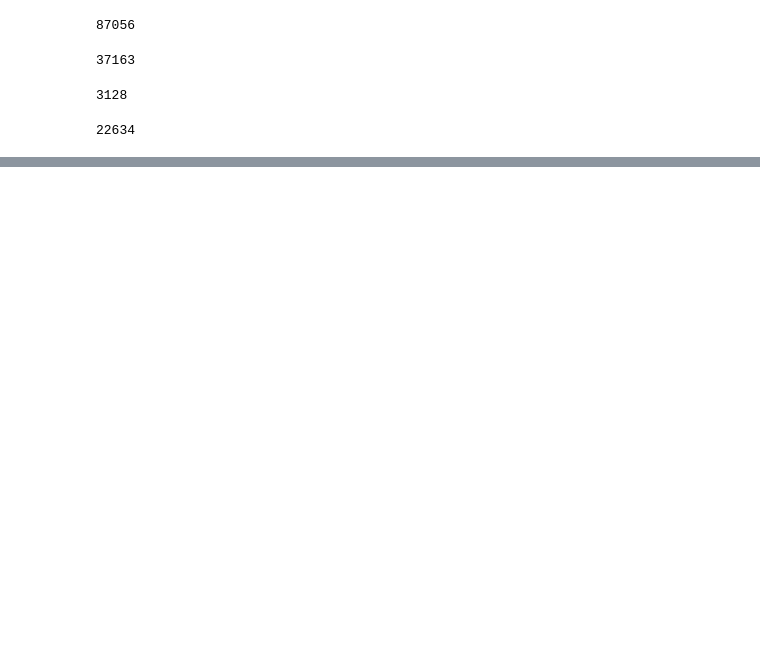
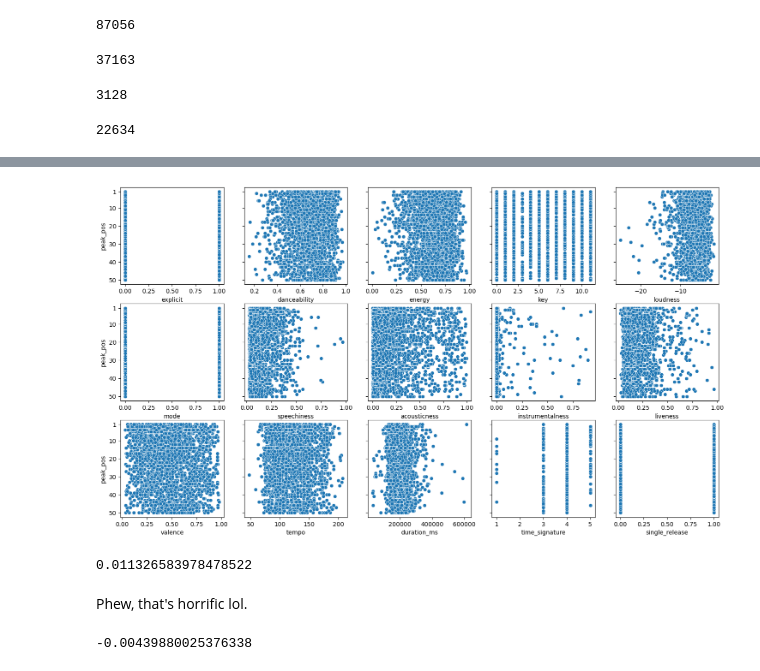
Before and after one commit to Sejmou/exploring-spotify-charts, a Jupyter notebook: data_modeling/model.ipynb, the cells around one changed output, grey strips where cells are left out. Saved outputs shown, nothing was run; the diff lists cells and outputs as text; code cells hidden in the pictures; blank space fills up the shorter version.

```diff
--- a/data_modeling/model.ipynb
+++ b/data_modeling/model.ipynb
@@ -261,0 +462,3 @@ playlist_links
+# %%
+track_feats_and_peak = relevant_track_features.join(tracks_and_peak_pos, how="right")
+track_feats_and_peak
@@ -261,0 +480,15 @@ playlist_links
+# %%
+fig, axs = plt.subplots(3, 5, figsize=(18, 10), sharey=True)
+axs = axs.ravel()
+
+target = "peak_pos"
+
+for i, column in enumerate(track_feats_and_peak.drop(columns=target)):
+    ax = axs[i]
+    # ax.set(ylim=(1, 50))
+    peak_pos_ticks = [1, 10, 20, 30, 40, 50]
+    ax.set_yticks(peak_pos_ticks, peak_pos_ticks)
+    ax.invert_yaxis()
+    sns.scatterplot(data=track_feats_and_peak, x=column, y=target, ax=ax)
+# %% [output]
+[figure, added]
@@ -261,0 +506,10 @@ playlist_links
+# %%
+reg.score(X_train, y_train)
+# %% [output]
+0.011326583978478522
+# %% [markdown]
+Phew, that's horrific lol.
+# %%
+reg.score(X_test, y_test)
+# %% [output]
+-0.00439880025376338
```
Also changed, not shown: parts of 42 cells of this notebook, 1 other file.
